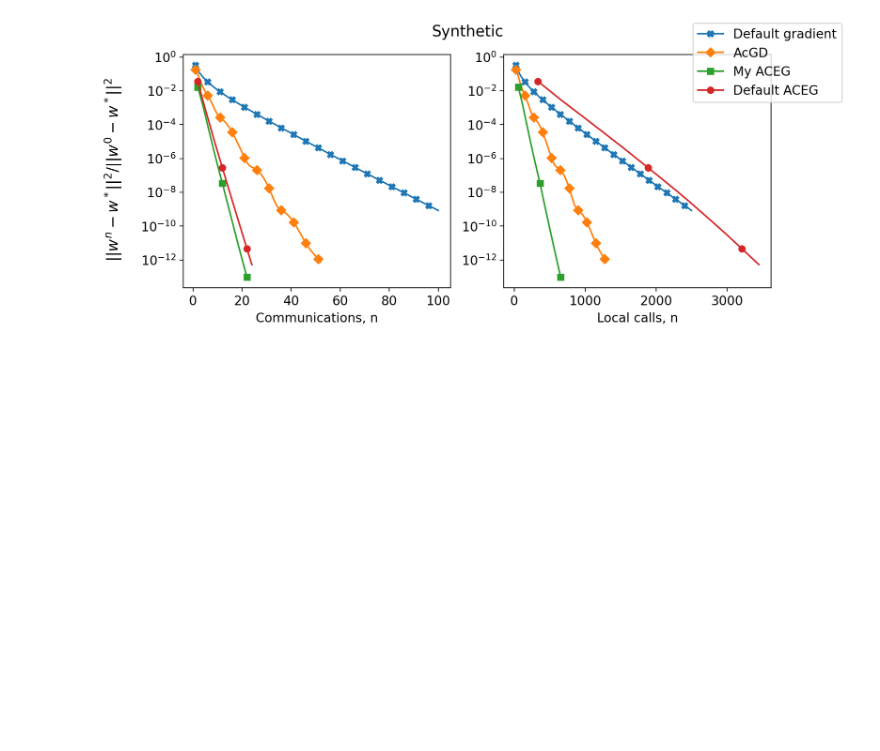
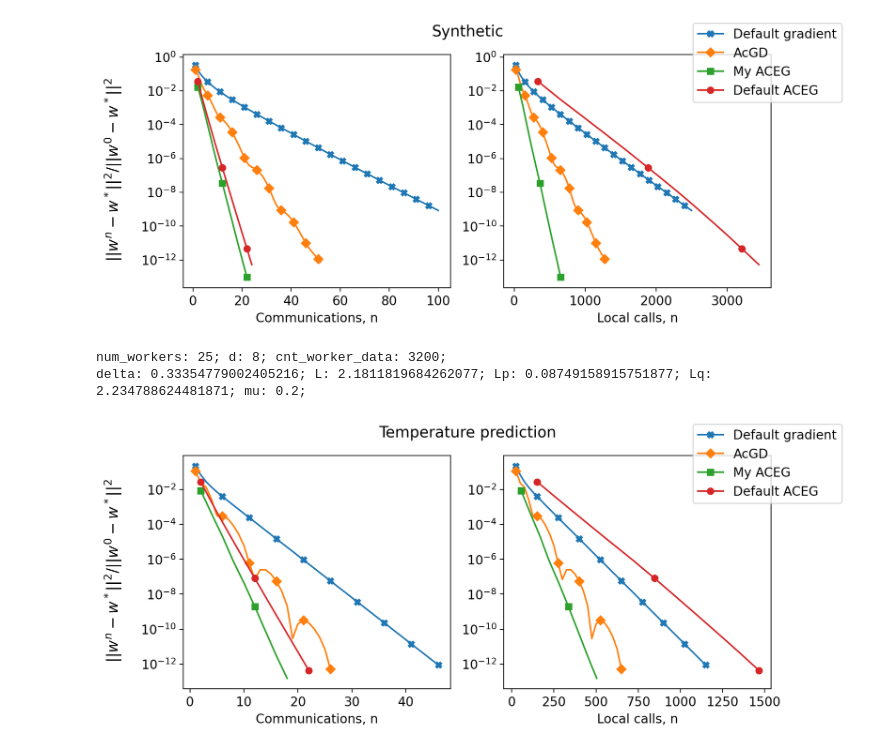
Before and after one commit to PankevichSergey/opt_coursework, a Jupyter notebook: exp.ipynb, the cells around one changed output. Saved outputs shown, nothing was run; the diff lists cells and outputs as text; code cells hidden in the pictures; blank space fills up the shorter version.

Commit message:
experiment with real data

```diff
--- a/exp.ipynb
+++ b/exp.ipynb
@@ -4,6 +4,29 @@ from matplotlib import pyplot as plt
 import scipy
 
 np.random.seed(0)
+# %%
+from sklearn.datasets import load_diabetes
+from sklearn.preprocessing import StandardScaler
+import pandas as pd
+
+
+def TuneData(X, y):
+    scaled_X  = StandardScaler().fit_transform(X)
+    intercept_X = np.hstack([scaled_X, np.ones(shape=(X.shape[0], 1))])
+    perm = list(range(X.shape[0]))
+    np.random.shuffle(perm)
+    return intercept_X[perm, :], y[perm].reshape(-1, 1)
+
+def ReadDiabData():
+    diabetes = load_diabetes()
+    X, y = diabetes.data, diabetes.target
+    return TuneData(X, y)
+
+def ReadWeatherData():
+    df = pd.read_csv("weatherHistory.csv")
+    X = df[["Wind Speed (km/h)", "Humidity", "Wind Bearing (degrees)", "Visibility (km)", "Loud Cover", "Pressure (millibars)", "Temperature (C)"]].to_numpy()
+    y = df["Temperature (C)"].to_numpy()
+    return TuneData(X, y)
 # %%
 from typing import List, Union, Dict
 
@@ -222,7 +255,7 @@ mpl.rcParams['grid.linestyle'] = '--'
 
 
 fav_markers = ["X", "D", "s", "o", "v"]
-def plot_errs(method_dicts : Dict[str, Tuple[np.ndarray, List[int]]], tol = 1e-12):
+def plot_errs(method_dicts : Dict[str, Tuple[np.ndarray, List[int]]], synthetic : bool, tol = 1e-12):
     fig, (ax1, ax2) = plt.subplots(1, 2)
     for id, item in enumerate(method_dicts.items()):
         name, values = item
@@ -241,18 +274,23 @@ def plot_errs(method_dicts : Dict[str, Tuple[np.ndarray, List[int]]], tol = 1e-1
     for ax, title in zip((ax1, ax2), ("Communications, n", "Local calls, n")):
         ax.set_xlabel(title)
         ax.set_yscale('log')
-    fig.suptitle("Synthetic")
+
+    fig.suptitle("Synthetic" if synthetic else "Temperature prediction")
     handles, labels = ax1.get_legend_handles_labels()
     fig.legend(handles, labels, loc='upper right')
     plt.show()
 # %%
-def MakeExperiment():
+def MakeExperiment(synthetic : bool = True):
     methods = {"Default gradient" : DummyGradient,
                "AcGD" : AcGD,
                "My ACEG" : AccExtra,
                "Default ACEG" : AccExtraDefault
                }
-    data = RidgeData(0.1, num_feat=50, num_workers=25, cnt_worker_data=100, delta_mult=0.1)
+    if synthetic:
+        data = RidgeData(0.1, num_feat=50, num_workers=25, cnt_worker_data=100, delta_mult=0.1)
+    else:
+        k = 25
+        data = RidgeData(0.2, num_workers=k, num_feat=10, cnt_worker_data=80000//k, delta_mult=0.1, synthetic=False)
     print(data)
-    plot_errs({key : method(data=data).optimize() for key, method in methods.items()}, tol=1e-12)
+    plot_errs({key : method(data=data).optimize() for key, method in methods.items()}, synthetic=synthetic, tol=1e-12)
 # %%
@@ -261,3 +299,9 @@ MakeExperiment()
 num_workers: 25; d: 50; cnt_worker_data: 100;
 delta: 0.24304882039757858; L: 2.853938343406003; Lp: 0.04891662948641749; Lq: 2.8501331564222796; mu: 0.1;
 [figure]
+# %%
+MakeExperiment(synthetic=False)
+# %% [output]
+num_workers: 25; d: 8; cnt_worker_data: 3200;
+delta: 0.33354779002405216; L: 2.1811819684262077; Lp: 0.08749158915751877; Lq: 2.234788624481871; mu: 0.2;
+[figure, added]
```
Also changed, not shown: parts of 2 cells of this notebook, 1 other file.
